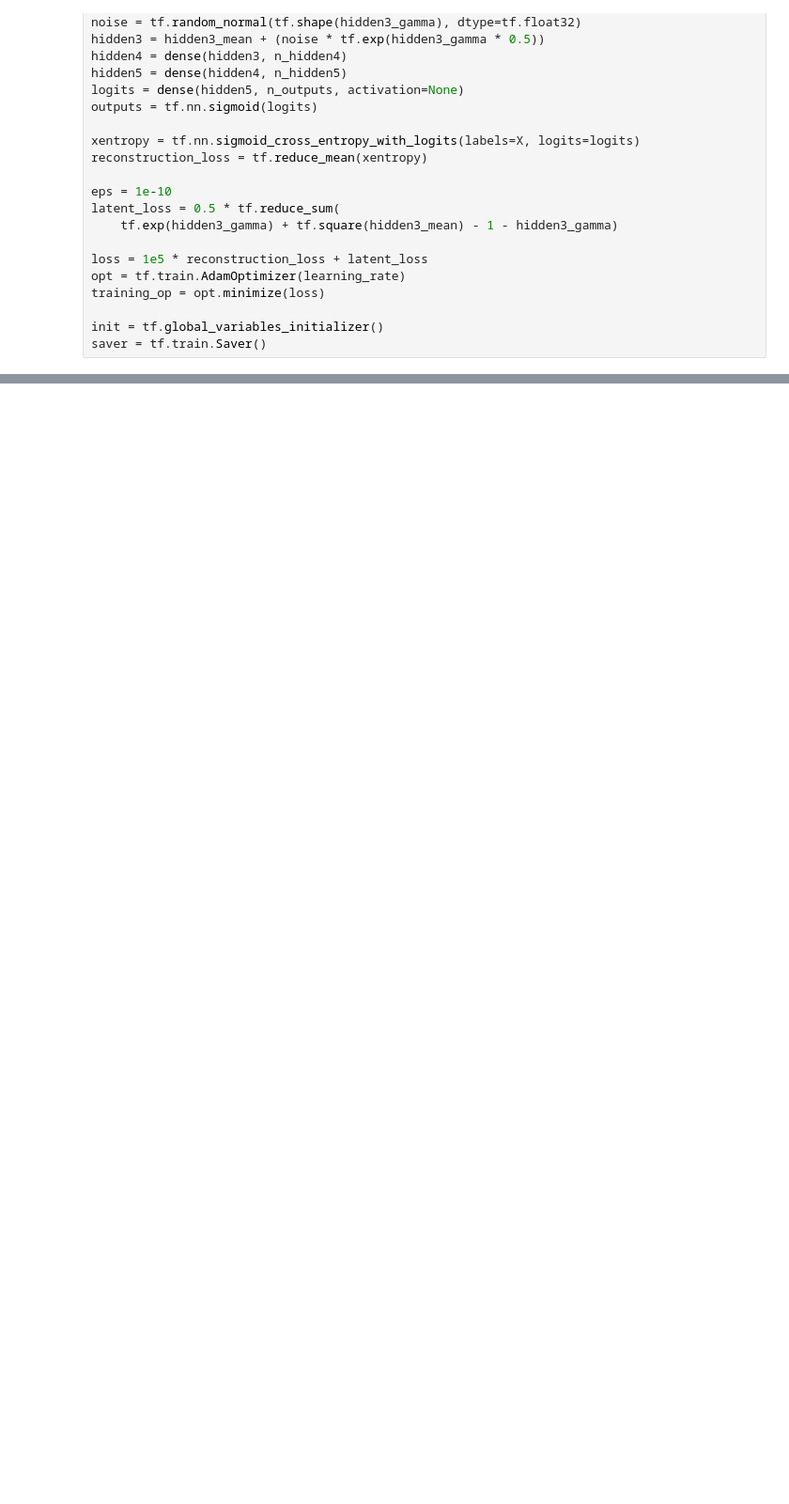
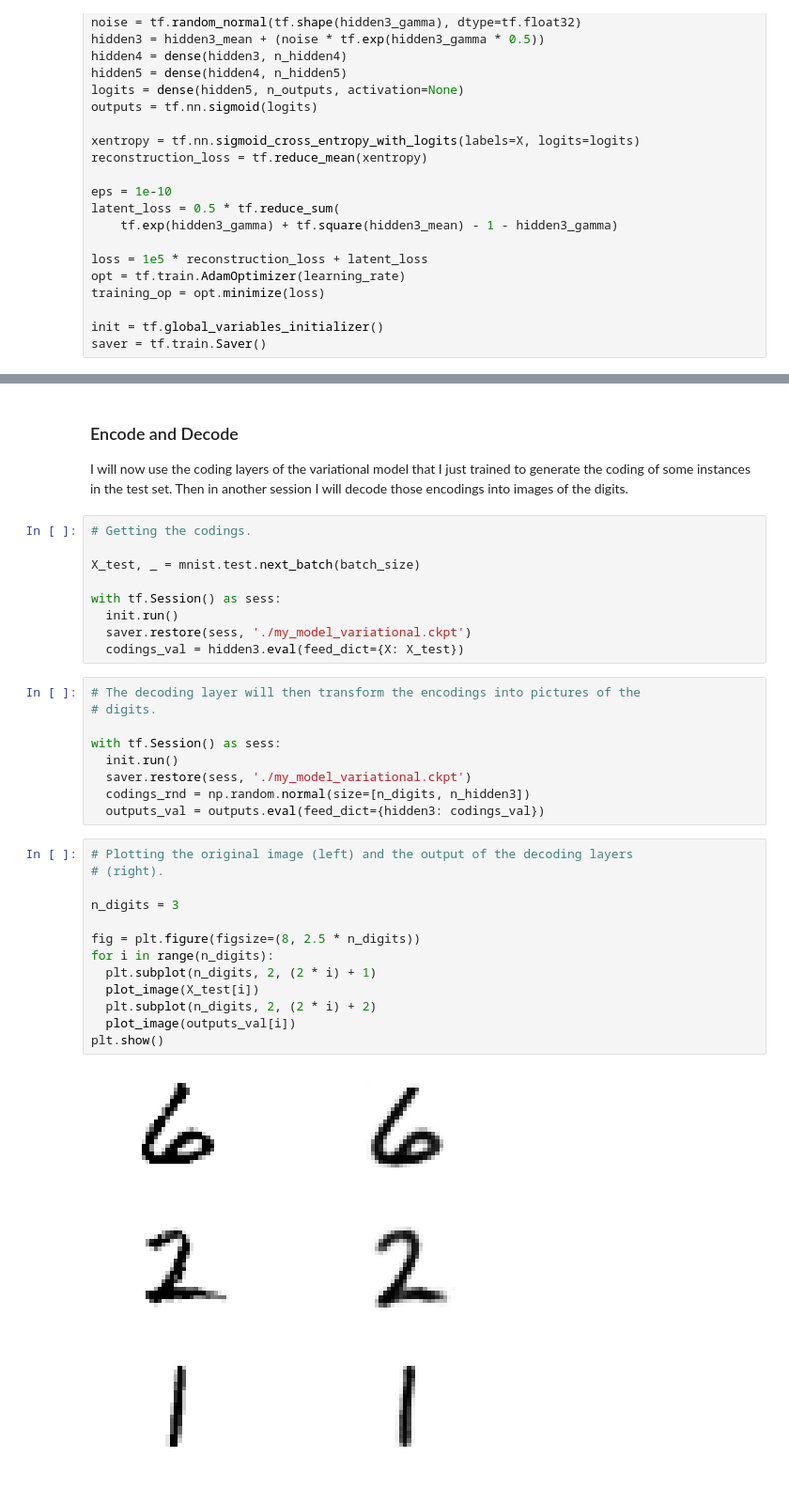
Before and after one commit to DCtheTall/hands-on-machine-learning, a Jupyter notebook: chapter15/Autoencoders.ipynb, the cells around one changed output, grey strips where cells are left out. Shown at 94% size. Cells and saved outputs as stored; diff of their text form; blank space fills up the shorter version.

Commit message:
encoding and decoding

```diff
--- a/chapter15/Autoencoders.ipynb
+++ b/chapter15/Autoencoders.ipynb
@@ -1172,0 +1147,37 @@ for i in range(n_digits):
+# %% [markdown]
+### Encode and Decode
+
+I will now use the coding layers of the variational model that I just trained to generate the coding of some instances in the test set. Then in another session I will decode those encodings into images of the digits.
+# %%
+# Getting the codings.
+
+X_test, _ = mnist.test.next_batch(batch_size)
+
+with tf.Session() as sess:
+  init.run()
+  saver.restore(sess, './my_model_variational.ckpt')
+  codings_val = hidden3.eval(feed_dict={X: X_test})
+# %%
+# The decoding layer will then transform the encodings into pictures of the
+# digits.
+
+with tf.Session() as sess:
+  init.run()
+  saver.restore(sess, './my_model_variational.ckpt')
+  codings_rnd = np.random.normal(size=[n_digits, n_hidden3])
+  outputs_val = outputs.eval(feed_dict={hidden3: codings_val})
+# %%
+# Plotting the original image (left) and the output of the decoding layers
+# (right).
+
+n_digits = 3
+
+fig = plt.figure(figsize=(8, 2.5 * n_digits))
+for i in range(n_digits):
+  plt.subplot(n_digits, 2, (2 * i) + 1)
+  plot_image(X_test[i])
+  plt.subplot(n_digits, 2, (2 * i) + 2)
+  plot_image(outputs_val[i])
+plt.show()
+# %% [output]
+[figure, added]
```
Also changed, not shown: parts of 11 cells of this notebook.
